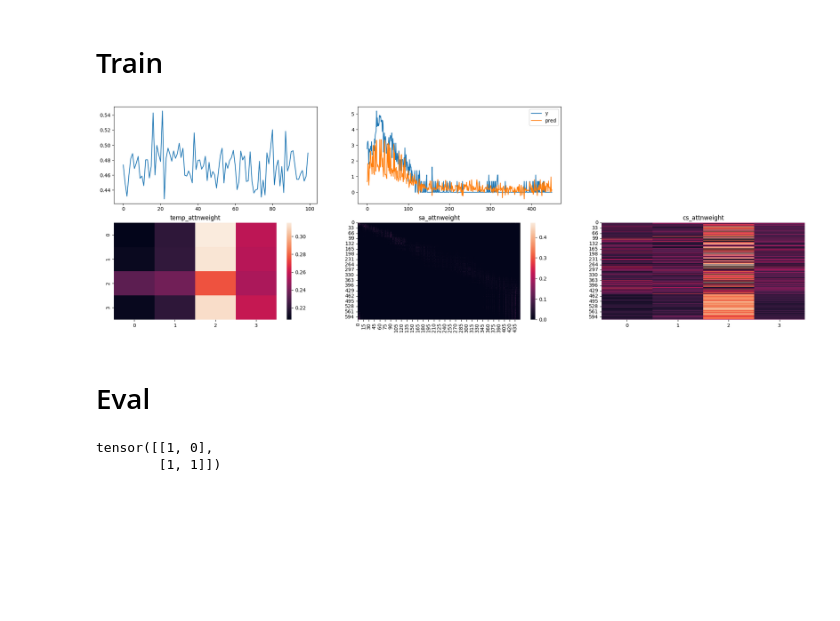
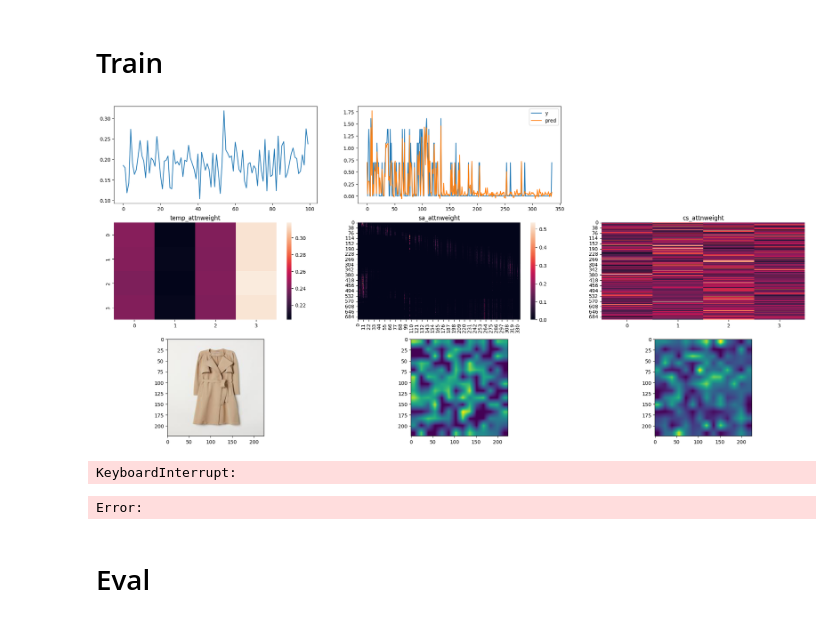
Before and after one commit to cuzai/Paper, a Jupyter notebook: StartOver2/startover_10.7 (Masked Transformer, Panoptic, Block attention, Multihead, Static var).ipynb, the cells around one changed output. Saved outputs shown, nothing was run; the diff lists cells and outputs as text; code cells hidden in the pictures; blank space fills up the shorter version.

Commit message:
Static and image feature included. However, not working properly. Need to find a way to fuse all the data effectively.

```diff
--- a/StartOver2/startover_10.7 (Masked Transformer, Panoptic, Block attention, Multihead, Static var).ipynb
+++ b/StartOver2/startover_10.7 (Masked Transformer, Panoptic, Block attention, Multihead, Static var).ipynb
@@ -2,14 +2,14 @@
 is_skip = True
 
 # Data params
-batch_size = 64
+batch_size = 16
 # batch_size = 16
 pred_len = 30
 
 # Model params
-d_model = 64
+d_model = 128
 nhead = 4
-d_ff = 128
+d_ff = 256
 dropout = 0.1
 num_layers = 4
 # %% [markdown]
@@ -752,16 +863,22 @@ ce_loss = torch.nn.CrossEntropyLoss(reduction="none")
 torch.autograd.set_detect_anomaly(False)
 
 def loss_num_fn(pred, y, mask):
-    # mask = torch.where(((mask==fake_mask_val) | (mask==random_mask_val)) , 1, 0) # Only for fake value
-    mask = torch.where(mask==fake_mask_val, 1, 0) # Only for fake value
+    # mask = torch.where(mask==1, 1, 0)
+    # mask = torch.where(((mask==fake_mask_val) | (mask==random_mask_val)), 1, 0)
+    mask = torch.where(((mask==fake_mask_val) | (mask==random_mask_val) | (mask==real_mask_val)), 1, 0)
+    # mask = torch.where(mask==padding_mask_val, 0, 1)
     loss = mse_loss(pred, y)
+    # loss = l1_loss(pred, y)
     loss = mask * loss
-    loss = (loss.sum()/mask.sum())
-    return torch.sqrt(loss)
+    loss = loss.sum()/mask.sum()
+    return loss
 
 def loss_cat_fn(pred, y, mask):
     bs, t = y.shape
-    mask = torch.where(mask==padding_mask_val, 0, 1)
+    # mask = torch.where(mask==1, 1, 0)
+    # mask = torch.where(mask==padding_mask_val, 0, 1)
+    mask = torch.where(((mask==fake_mask_val) | (mask==random_mask_val) | (mask==real_mask_val)), 1, 0)
+    # mask = torch.where(((mask==fake_mask_val) | (mask==real_mask_val)), 1, 0)
     pred = pred.flatten(0, 1)
     y = y.flatten(0, 1).to(torch.long)
     loss = ce_loss(pred, y).reshape(bs, t)
@@ -771,21 +888,22 @@ def loss_cat_fn(pred, y, mask):
 
 def train(e):
     pbar = tqdm(train_dataloader)
-    # pbar = tqdm(valid_dataloader)
     loss_li, num_loss_li, cat_loss_li = [], [], []
     window = 100
 
     for n, data in enumerate(pbar):
         model.train()
         optimizer.zero_grad()
-        pred, pred_cat, temp_attnweight, sa_attnweight, cs_attnweight = model(
+        pred, pred_cat, temp_attnweight, sa_attnweight, cs_attnweight, img_attnweight, cs_static_attnweight, static_attnweight = model(
                                                                     data["sales"].to(device),
                                                                     data["dow"].to(device), data["month"].to(device), data["holiday"].to(device), data["price"].to(device),
+                                                                    data["index_name"].to(device),  data["colour_group_name"].to(device),  data["graphical_appearance_name"].to(device),  data["product_type_name"].to(device),
+                                                                    data["img_input"].to(device),
                                                                     data["mask"].to(device),
                                                                     )
         loss_num = loss_num_fn(pred, data["y"].to(device), data["mask"].to(device))
         loss_cat = loss_cat_fn(pred_cat, data["y_cat"].to(device), data["mask"].to(device))
-        loss = loss_num + loss_cat
+        loss = loss_num #+ loss_cat
         loss.backward()
         optimizer.step()
 
@@ -802,43 +920,62 @@ def train(e):
             plt.subplot(nrows, ncols, 1)
             plt.plot(loss_li[-window:])
 
             # Sample
             length = data["length"][idx]
             plt.subplot(nrows, ncols, 2)
             plt.plot(data["y"][idx][:length], label="y")
             plt.plot(pred[idx][:length].detach().cpu(), label="pred")
             plt.legend()
 
             # Attn
             plt.subplot(nrows, ncols, 4)
             temp_attnweight = temp_attnweight.mean(dim=1)
             sns.heatmap(temp_attnweight[idx].mean(dim=0).detach().cpu())
             plt.title("temp_attnweight")
 
             plt.subplot(nrows, ncols, 5)
             sns.heatmap(sa_attnweight[idx].mean(dim=0).detach().cpu()[:, :length])
             plt.title("sa_attnweight")
 
             plt.subplot(nrows, ncols, 6)
             sns.heatmap(cs_attnweight[idx].mean(dim=0).detach().cpu(), cbar=False)
             plt.title("cs_attnweight")
 
+            plt.subplot(nrows, ncols, 7)
+            plt.imshow(data["img_raw"][idx])
+
+            plt.subplot(nrows, ncols, 8)
+            mask = torch.min(static_attnweight, dim=1).values
+            # mask = torch.mean(mask, dim=1)
+            mask = mask[:, 2, :]
+
+            mask = mask[idx, 4+1:]
+            mask = torch.nn.functional.softmax(mask, dim=-1).reshape(14,14).cpu().detach().numpy() # 28,28 or 14,14
+            mask = cv2.resize(mask / mask.max(), data["img_raw"][idx].size)[..., np.newaxis]
+            plt.imshow(mask)
+
+            plt.subplot(nrows, ncols, 9)
+            mask = torch.min(cs_static_attnweight, dim=1).values
+            # mask = torch.mean(mask, dim=1)
+            mask = mask[:, 2, :]
+
+            mask = mask[idx, 4+1:]
+            mask = torch.nn.functional.softmax(mask, dim=-1).reshape(14,14).cpu().detach().numpy() # 28,28 or 14,14
+            mask = cv2.resize(mask / mask.max(), data["img_raw"][idx].size)[..., np.newaxis]
+            plt.imshow(mask)
+
             plt.show()
 
-epoch = 10
+epoch = 3
 for e in range(epoch):
     train(e)
     scheduler.step()
 # %% [output]
-[figure, old version]
+[figure, new version]
+KeyboardInterrupt:
+Error:
 # %% [markdown]
 # Eval
-# %%
-arr = torch.Tensor([[1,2],[3,4]])
-torch.argwhere(arr>2)
-# %% [output]
-tensor([[1, 0],
-        [1, 1]])
 # %%
 model.eval()
 pbar = tqdm(valid_dataloader)
```
Also changed, not shown: parts of 4 cells of this notebook.
